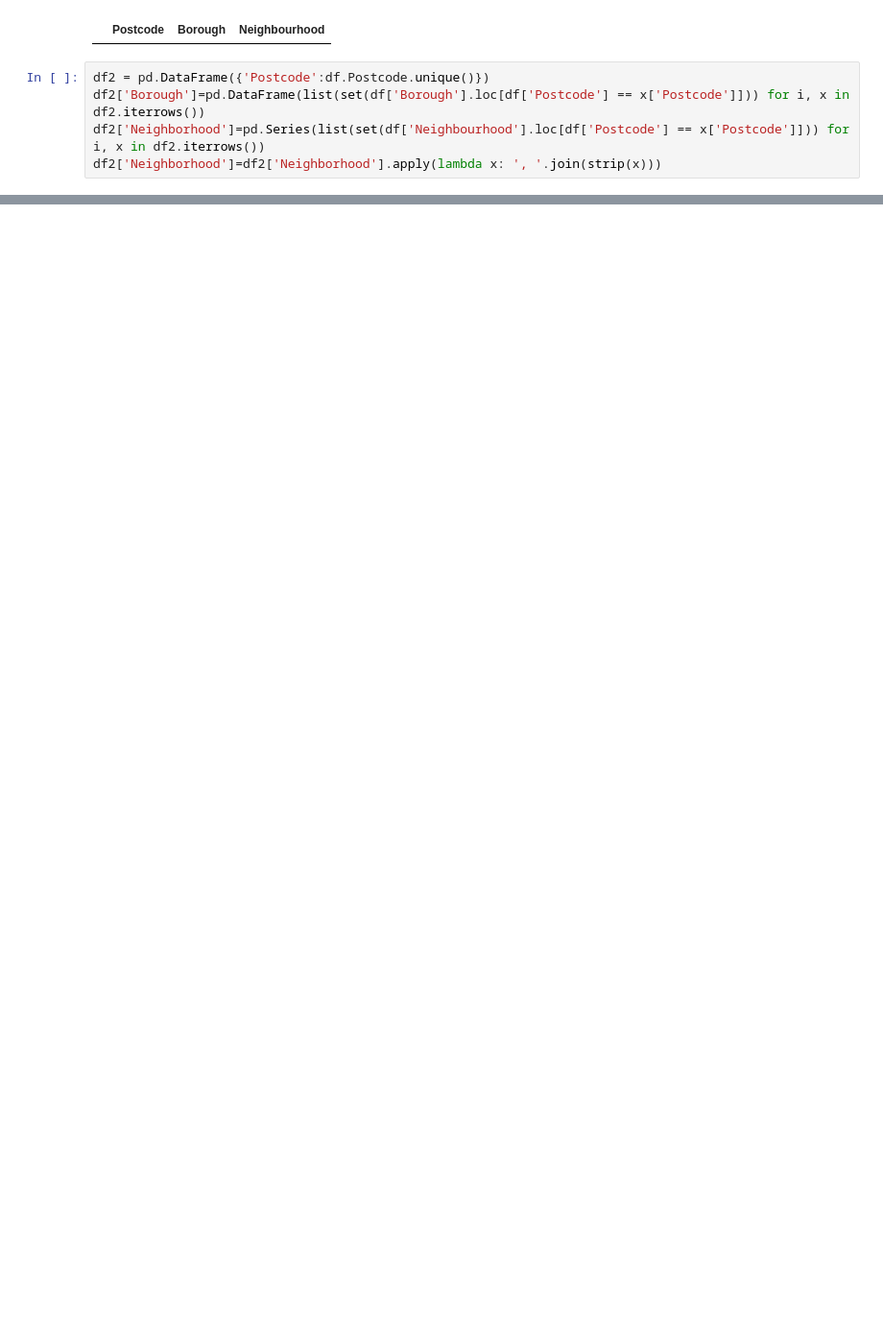
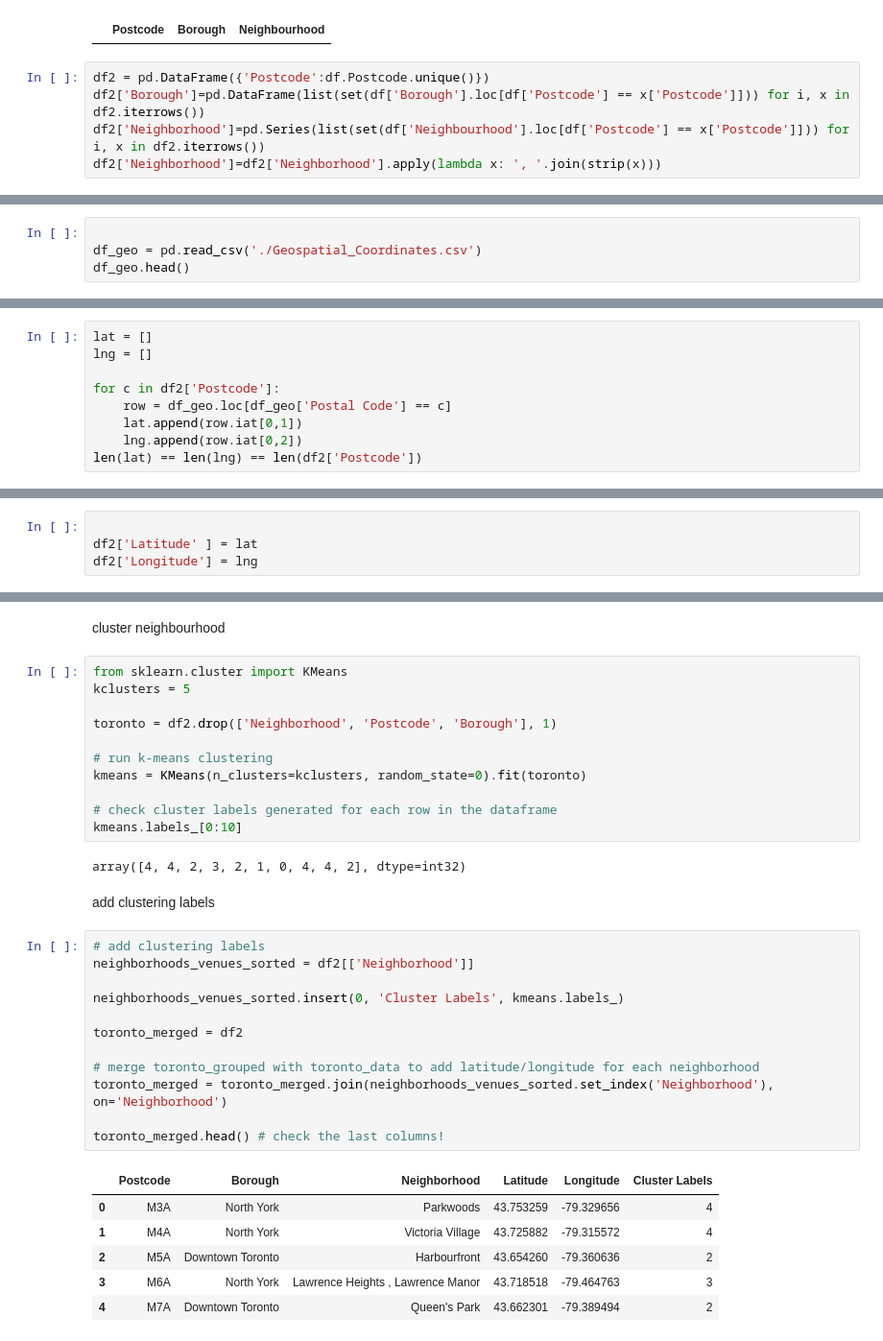
Before and after one commit to tim-hub/Coursera_Capstone, a Jupyter notebook: week3-df.ipynb, the cells around one changed output, grey strips where cells are left out. Shown: that part at 96% size. Drawn from its saved outputs; the diff is of its cells as text; blank space fills up the shorter version.

Commit message:
add geo data and map plot

```diff
--- a/week3-df.ipynb
+++ b/week3-df.ipynb
@@ -45,0 +64,4 @@ df2.shape
+# %%
+
+df_geo = pd.read_csv('./Geospatial_Coordinates.csv')
+df_geo.head()
@@ -45,0 +75,9 @@ df2.shape
+# %%
+lat = []
+lng = []
+
+for c in df2['Postcode']:
+    row = df_geo.loc[df_geo['Postal Code'] == c]
+    lat.append(row.iat[0,1])
+    lng.append(row.iat[0,2])
+len(lat) == len(lng) == len(df2['Postcode'])
@@ -45,0 +86,4 @@ df2.shape
+# %%
+
+df2['Latitude' ] = lat
+df2['Longitude'] = lng
@@ -45,0 +101,36 @@ df2.shape
+# %% [markdown]
+cluster neighbourhood
+# %%
+from sklearn.cluster import KMeans
+kclusters = 5
+
+toronto = df2.drop(['Neighborhood', 'Postcode', 'Borough'], 1)
+
+# run k-means clustering
+kmeans = KMeans(n_clusters=kclusters, random_state=0).fit(toronto)
+
+# check cluster labels generated for each row in the dataframe
+kmeans.labels_[0:10]
+# %% [output]
+array([4, 4, 2, 3, 2, 1, 0, 4, 4, 2], dtype=int32)
+# %% [markdown]
+add clustering labels
+# %%
+# add clustering labels
+neighborhoods_venues_sorted = df2[['Neighborhood']]
+
+neighborhoods_venues_sorted.insert(0, 'Cluster Labels', kmeans.labels_)
+
+toronto_merged = df2
+
+# merge toronto_grouped with toronto_data to add latitude/longitude for each neighborhood
+toronto_merged = toronto_merged.join(neighborhoods_venues_sorted.set_index('Neighborhood'), on='Neighborhood')
+
+toronto_merged.head() # check the last columns!
+# %% [output]
+|  | Postcode | Borough | Neighborhood | Latitude | Longitude | Cluster Labels |
+| 0 | M3A | North York | Parkwoods | 43.753259 | -79.329656 | 4 |
+| 1 | M4A | North York | Victoria Village | 43.725882 | -79.315572 | 4 |
+| 2 | M5A | Downtown Toronto | Harbourfront | 43.654260 | -79.360636 | 2 |
+| 3 | M6A | North York | Lawrence Heights , Lawrence Manor | 43.718518 | -79.464763 | 3 |
+| 4 | M7A | Downtown Toronto | Queen's Park | 43.662301 | -79.389494 | 2 |
```
Also changed, not shown: parts of 15 cells of this notebook, 2 other files.
